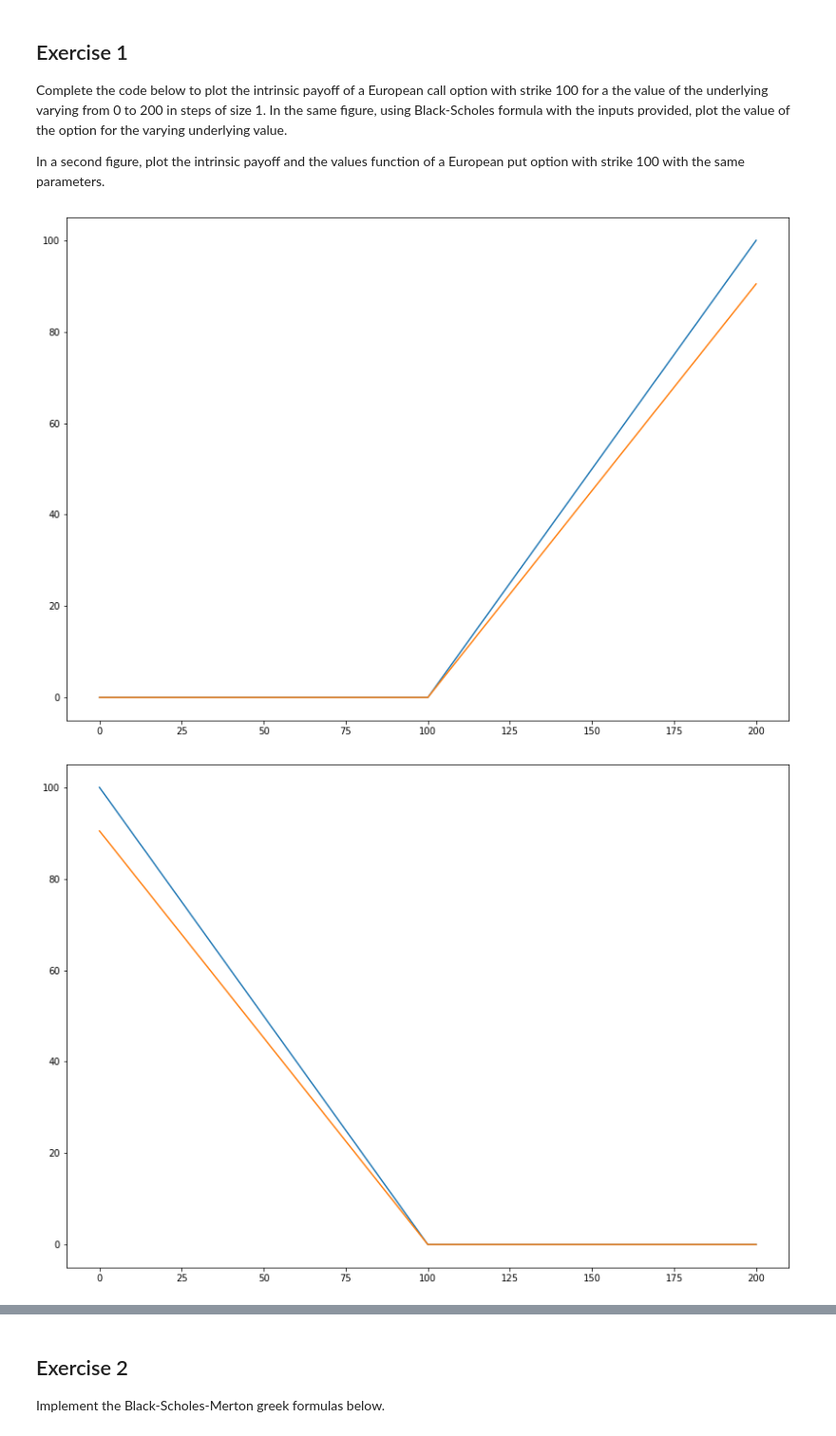
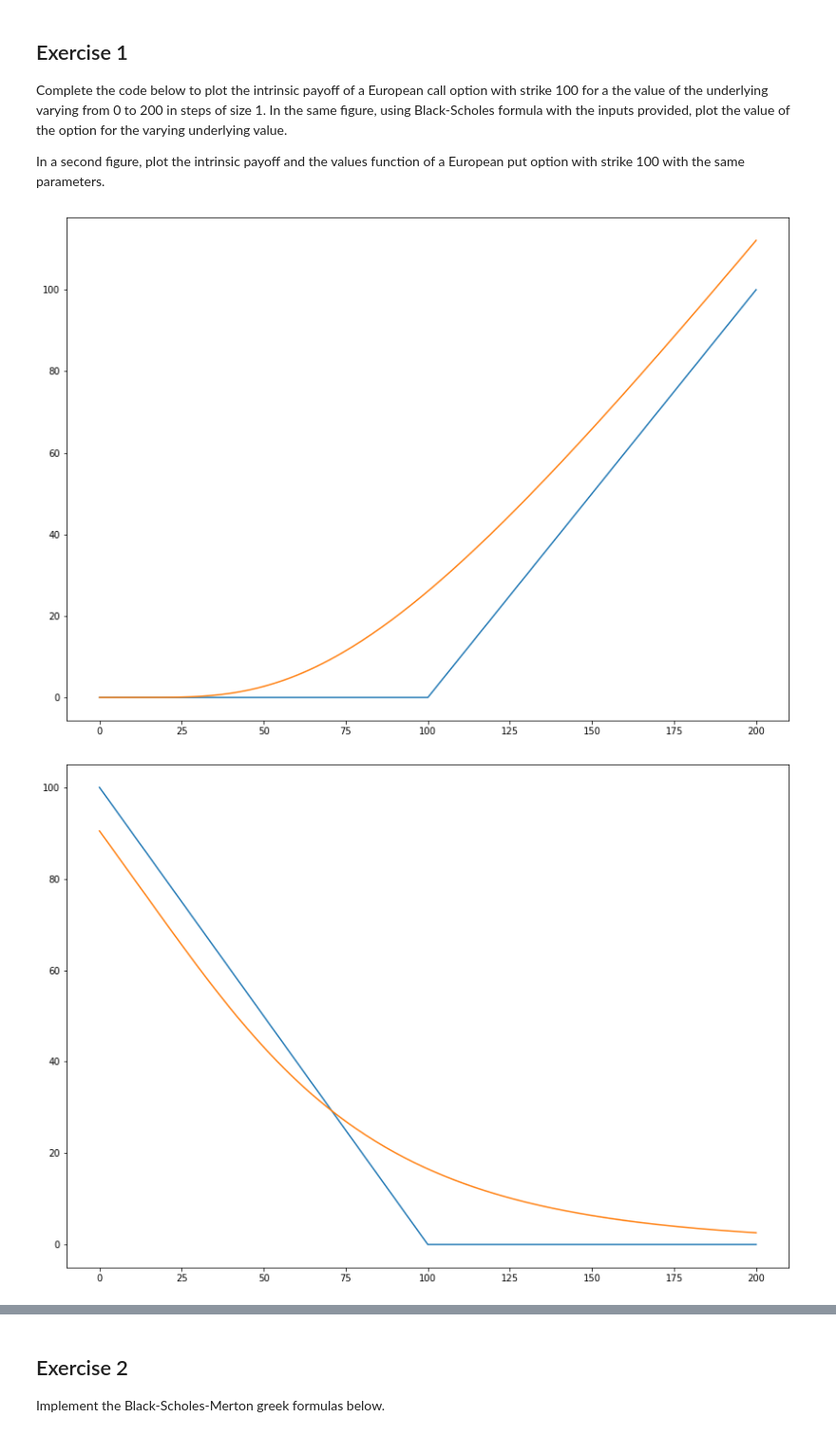
Before and after one commit to quant-icma/pqf-sojoudi, a Jupyter notebook: assignments/a1.ipynb, the cells around one changed output, grey strips where cells are left out. Shown at 95% size. Saved outputs shown, nothing was run; the diff lists cells and outputs as text; code cells hidden in the pictures.

```diff
--- a/assignments/a1.ipynb
+++ b/assignments/a1.ipynb
@@ -48,11 +48,12 @@ S = np.linspace(0, 200, 201)
 
 #### Uncomment the line below and complete the code
 call_payoffs = np.maximum(S - K, 0)
-call_values = math.exp(-r*T) * call_payoffs
+call_values = bs_call_value(S, K, T, r, vol)
+
 
 #### Uncomment the line below and complete the code
 put_payoffs = np.maximum(K - S, 0)
-put_values = math.exp(-r*T) * put_payoffs
+put_values = bs_put_value(S, K, T, r, vol)
 
 ## Plot call payoff and value functions
 ## Uncomment the plotting lines and complete
@@ -93,35 +94,35 @@ def plot_function(function, option_type):
     ax[0,0].set_ylabel(option_type+' pv')
 
     # C(T) plot
     tlist = np.linspace(0.0001, 1, points)
     vlist = [function(S, K, T, r, vol) for T in tlist]
     ax[0,1].plot(tlist, vlist)
     ax[0,1].grid(True)
     ax[0,1].set_xlabel('T')
     ax[0,1].set_ylabel(option_type+' pv')
 
     # C(r) plot
     rlist = np.linspace(0, 0.1, points)
     vlist = [function(S, K, T, r, vol) for r in rlist]
     ax[1,0].plot(tlist, vlist)
     ax[1,0].grid(True)
     ax[1,0].set_xlabel('r')
     ax[1,0].set_ylabel(option_type+' pv')
 
     # C(sigma) plot
     slist = np.linspace(0.01, 0.5, points)
     vlist = [function(S, K, T, r, vol) for vol in slist]
     ax[1,1].plot(slist, vlist)
     ax[1,1].grid(True)
     ax[1,1].set_xlabel('vol')
     ax[1,1].set_ylabel(option_type+' pv')
 
 
 plot_function(bs_call_value, 'call')
 plot_function(bs_put_value, 'put')
 # %% [output]
-[figure, old version]
+[figure, new version]
-[figure, old version]
+[figure, new version]
 [figure]
 [figure]
 # %% [markdown]
```
